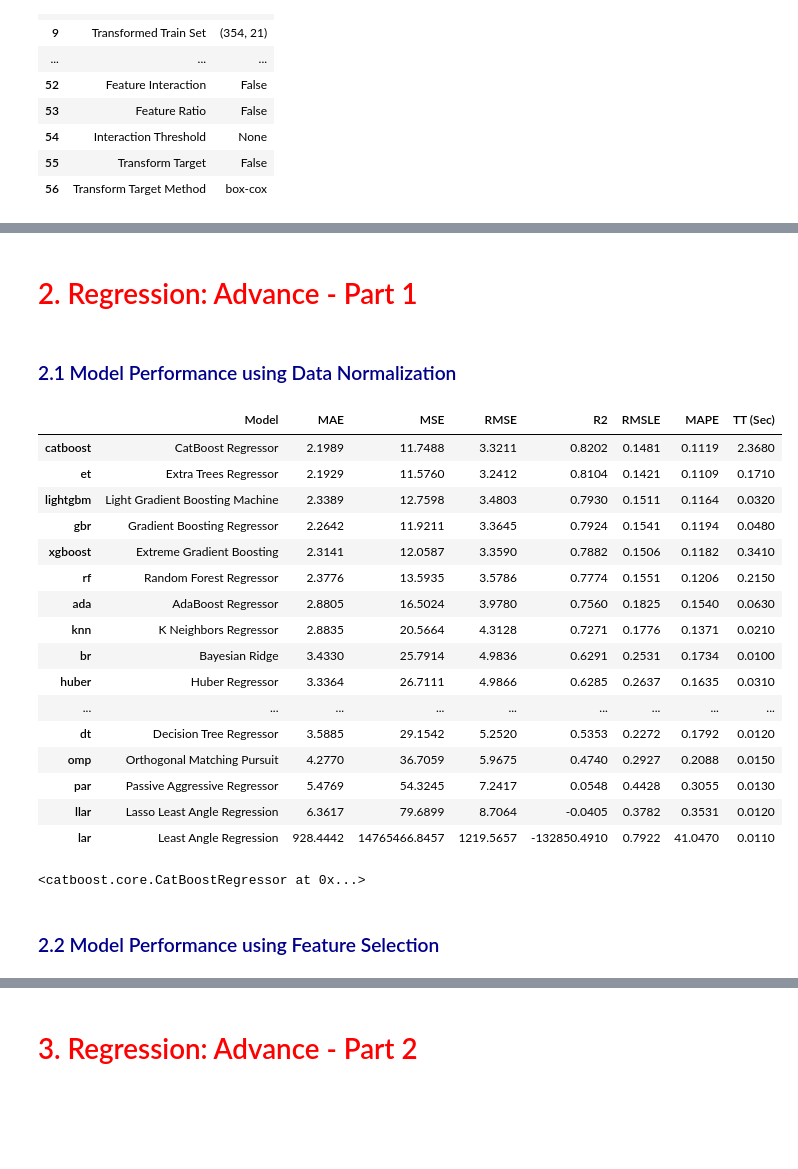
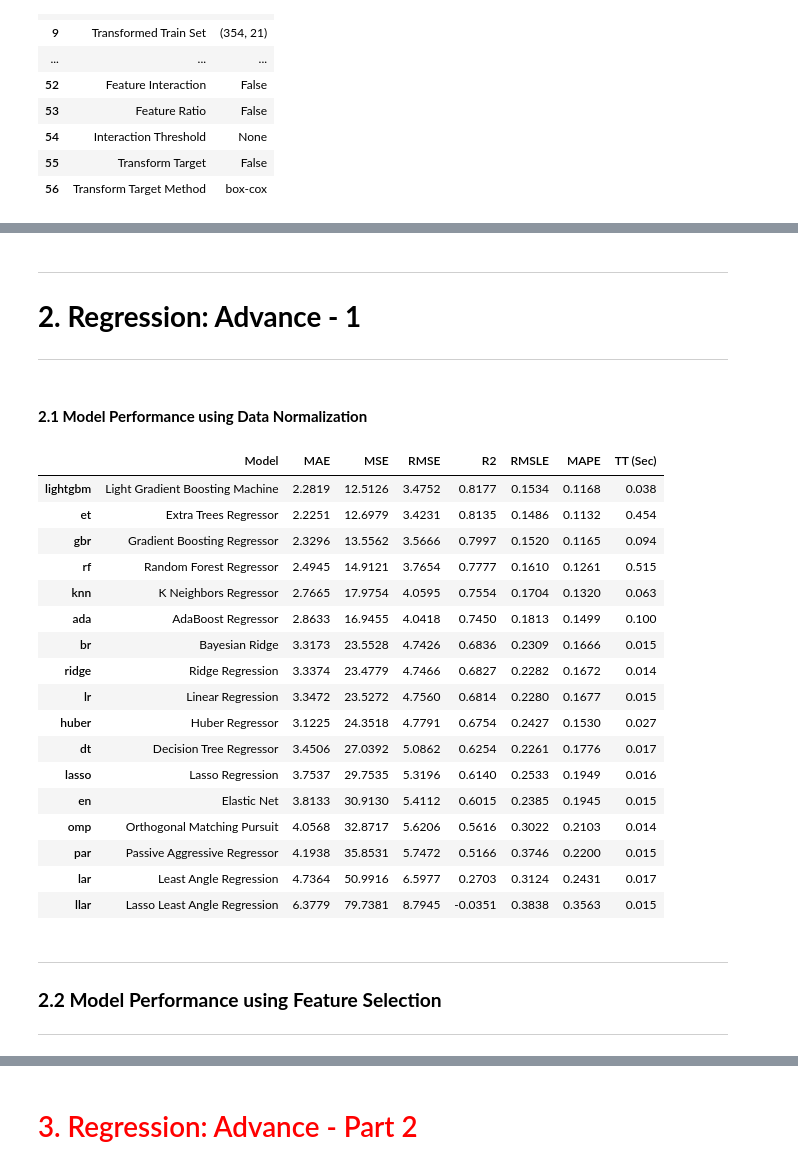
Before and after one commit to psrana/Machine-Learning-using-PyCaret, a Jupyter notebook: 02_PyCaret_for_Regression_with_Results.ipynb, the cells around one changed output, grey strips where cells are left out. Cells and saved outputs as stored; diff of their text form; code cells hidden in the pictures; blank space fills up the shorter version.

```diff
--- a/02_PyCaret_for_Regression_with_Results.ipynb
+++ b/02_PyCaret_for_Regression_with_Results.ipynb
@@ -194,31 +219,35 @@ GradientBoostingRegressor(alpha=0.9, ccp_alpha=0.0, criterion='friedman_mse',
 # %% [markdown]
-# <span style='color:Red'> 2. Regression: Advance - Part 1  </span>
+---
+# **2. Regression: Advance - 1**
+---
 # %% [markdown]
-### <span style='color:DarkBlue'>2.1 Model Performance using Data Normalization</span>
+#### **2.1 Model Performance using Data Normalization**
 # %%
-setup(data = boston_df, target = 'medv', train_size = 0.8, normalize = True, normalize_method = 'zscore')
-compare_models()
+s = setup(data = bostonDataSet, target = 'medv', normalize = True, normalize_method = 'zscore', silent=True)
+cm = compare_models()
 
 #normalize_method = {zscore, minmax, maxabs, robust}
 # %% [output]
 |  | Model | MAE | MSE | RMSE | R2 | RMSLE | MAPE | TT (Sec) |
-| catboost | CatBoost Regressor | 2.1989 | 11.7488 | 3.3211 | 0.8202 | 0.1481 | 0.1119 | 2.3680 |
-| et | Extra Trees Regressor | 2.1929 | 11.5760 | 3.2412 | 0.8104 | 0.1421 | 0.1109 | 0.1710 |
-| lightgbm | Light Gradient Boosting Machine | 2.3389 | 12.7598 | 3.4803 | 0.7930 | 0.1511 | 0.1164 | 0.0320 |
-| gbr | Gradient Boosting Regressor | 2.2642 | 11.9211 | 3.3645 | 0.7924 | 0.1541 | 0.1194 | 0.0480 |
-| xgboost | Extreme Gradient Boosting | 2.3141 | 12.0587 | 3.3590 | 0.7882 | 0.1506 | 0.1182 | 0.3410 |
-| rf | Random Forest Regressor | 2.3776 | 13.5935 | 3.5786 | 0.7774 | 0.1551 | 0.1206 | 0.2150 |
-| ada | AdaBoost Regressor | 2.8805 | 16.5024 | 3.9780 | 0.7560 | 0.1825 | 0.1540 | 0.0630 |
-| knn | K Neighbors Regressor | 2.8835 | 20.5664 | 4.3128 | 0.7271 | 0.1776 | 0.1371 | 0.0210 |
-| br | Bayesian Ridge | 3.4330 | 25.7914 | 4.9836 | 0.6291 | 0.2531 | 0.1734 | 0.0100 |
-| huber | Huber Regressor | 3.3364 | 26.7111 | 4.9866 | 0.6285 | 0.2637 | 0.1635 | 0.0310 |
-| ... | ... | ... | ... | ... | ... | ... | ... | ... |
-| dt | Decision Tree Regressor | 3.5885 | 29.1542 | 5.2520 | 0.5353 | 0.2272 | 0.1792 | 0.0120 |
-| omp | Orthogonal Matching Pursuit | 4.2770 | 36.7059 | 5.9675 | 0.4740 | 0.2927 | 0.2088 | 0.0150 |
-| par | Passive Aggressive Regressor | 5.4769 | 54.3245 | 7.2417 | 0.0548 | 0.4428 | 0.3055 | 0.0130 |
-| llar | Lasso Least Angle Regression | 6.3617 | 79.6899 | 8.7064 | -0.0405 | 0.3782 | 0.3531 | 0.0120 |
-| lar | Least Angle Regression | 928.4442 | 14765466.8457 | 1219.5657 | -132850.4910 | 0.7922 | 41.0470 | 0.0110 |
+| lightgbm | Light Gradient Boosting Machine | 2.2819 | 12.5126 | 3.4752 | 0.8177 | 0.1534 | 0.1168 | 0.038 |
+| et | Extra Trees Regressor | 2.2251 | 12.6979 | 3.4231 | 0.8135 | 0.1486 | 0.1132 | 0.454 |
+| gbr | Gradient Boosting Regressor | 2.3296 | 13.5562 | 3.5666 | 0.7997 | 0.1520 | 0.1165 | 0.094 |
+| rf | Random Forest Regressor | 2.4945 | 14.9121 | 3.7654 | 0.7777 | 0.1610 | 0.1261 | 0.515 |
+| knn | K Neighbors Regressor | 2.7665 | 17.9754 | 4.0595 | 0.7554 | 0.1704 | 0.1320 | 0.063 |
+| ada | AdaBoost Regressor | 2.8633 | 16.9455 | 4.0418 | 0.7450 | 0.1813 | 0.1499 | 0.100 |
+| br | Bayesian Ridge | 3.3173 | 23.5528 | 4.7426 | 0.6836 | 0.2309 | 0.1666 | 0.015 |
+| ridge | Ridge Regression | 3.3374 | 23.4779 | 4.7466 | 0.6827 | 0.2282 | 0.1672 | 0.014 |
+| lr | Linear Regression | 3.3472 | 23.5272 | 4.7560 | 0.6814 | 0.2280 | 0.1677 | 0.015 |
+| huber | Huber Regressor | 3.1225 | 24.3518 | 4.7791 | 0.6754 | 0.2427 | 0.1530 | 0.027 |
+| dt | Decision Tree Regressor | 3.4506 | 27.0392 | 5.0862 | 0.6254 | 0.2261 | 0.1776 | 0.017 |
+| lasso | Lasso Regression | 3.7537 | 29.7535 | 5.3196 | 0.6140 | 0.2533 | 0.1949 | 0.016 |
+| en | Elastic Net | 3.8133 | 30.9130 | 5.4112 | 0.6015 | 0.2385 | 0.1945 | 0.015 |
+| omp | Orthogonal Matching Pursuit | 4.0568 | 32.8717 | 5.6206 | 0.5616 | 0.3022 | 0.2103 | 0.014 |
+| par | Passive Aggressive Regressor | 4.1938 | 35.8531 | 5.7472 | 0.5166 | 0.3746 | 0.2200 | 0.015 |
+| lar | Least Angle Regression | 4.7364 | 50.9916 | 6.5977 | 0.2703 | 0.3124 | 0.2431 | 0.017 |
+| llar | Lasso Least Angle Regression | 6.3779 | 79.7381 | 8.7945 | -0.0351 | 0.3838 | 0.3563 | 0.015 |
-<catboost.core.CatBoostRegressor at 0x...>
 # %% [markdown]
-### <span style='color:DarkBlue'>2.2 Model Performance using Feature Selection</span>
+---
+### **2.2 Model Performance using Feature Selection**
+---
 # %%
```
Also changed, not shown: parts of 24 cells of this notebook.
